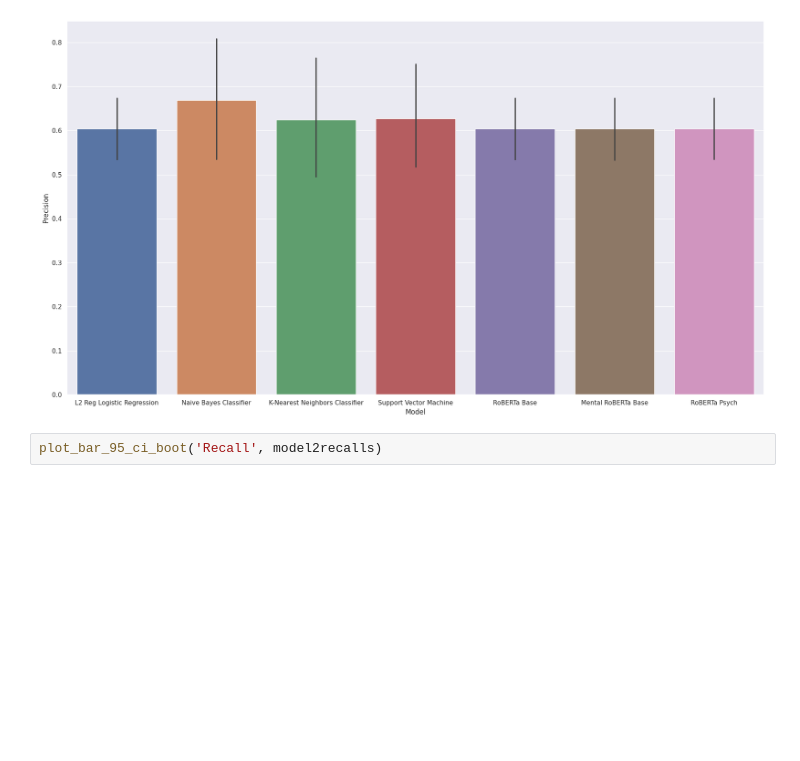
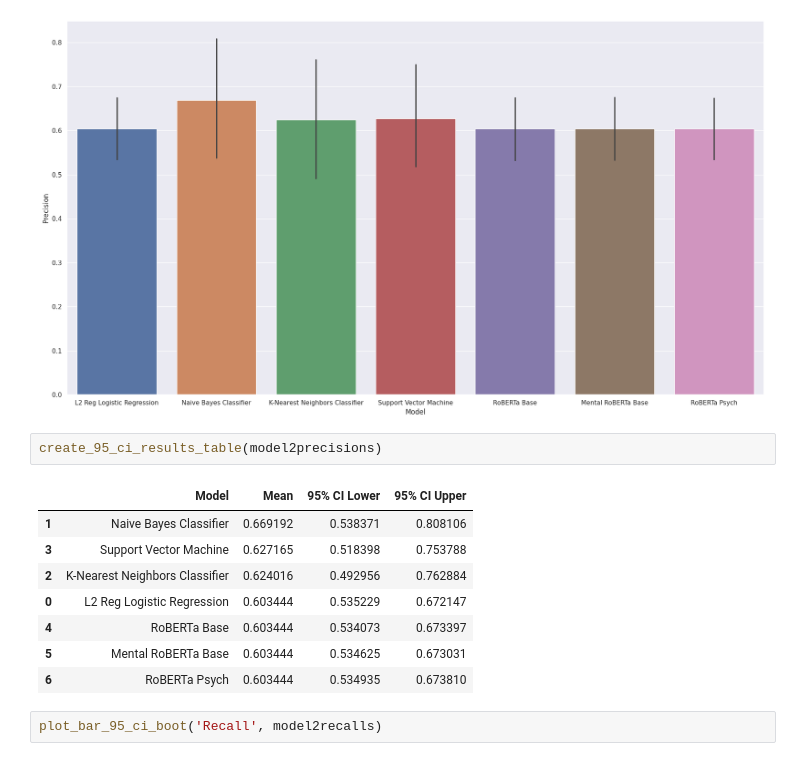
Before and after one commit to jstremme/nlp4psychotherapy, a Jupyter notebook: evaluate_models.ipynb, the cells around one changed output. Drawn from its saved outputs; the diff is of its cells as text; blank space fills up the shorter version.

```diff
--- a/evaluate_models.ipynb
+++ b/evaluate_models.ipynb
@@ -199,6 +251,17 @@ plot_bar_95_ci_boot('PR AUC', model2aps)
 plot_bar_95_ci_boot('Precision', model2precisions)
 # %% [output]
 [figure]
+# %%
+create_95_ci_results_table(model2precisions)
+# %% [output]
+|  | Model | Mean | 95% CI Lower | 95% CI Upper |
+| 1 | Naive Bayes Classifier | 0.669192 | 0.538371 | 0.808106 |
+| 3 | Support Vector Machine | 0.627165 | 0.518398 | 0.753788 |
+| 2 | K-Nearest Neighbors Classifier | 0.624016 | 0.492956 | 0.762884 |
+| 0 | L2 Reg Logistic Regression | 0.603444 | 0.535229 | 0.672147 |
+| 4 | RoBERTa Base | 0.603444 | 0.534073 | 0.673397 |
+| 5 | Mental RoBERTa Base | 0.603444 | 0.534625 | 0.673031 |
+| 6 | RoBERTa Psych | 0.603444 | 0.534935 | 0.673810 |
 # %%
 plot_bar_95_ci_boot('Recall', model2recalls)
 # %% [output]
```
Also changed, not shown: parts of 5 cells of this notebook.
